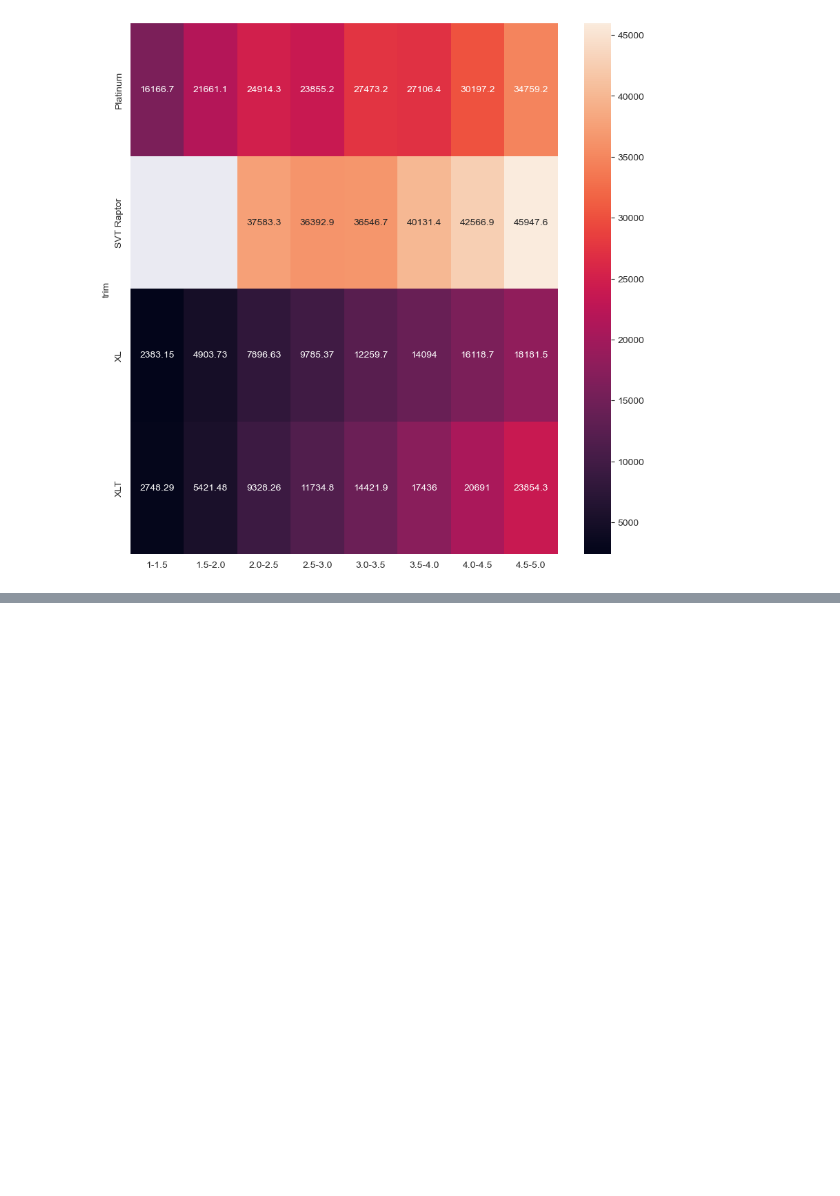
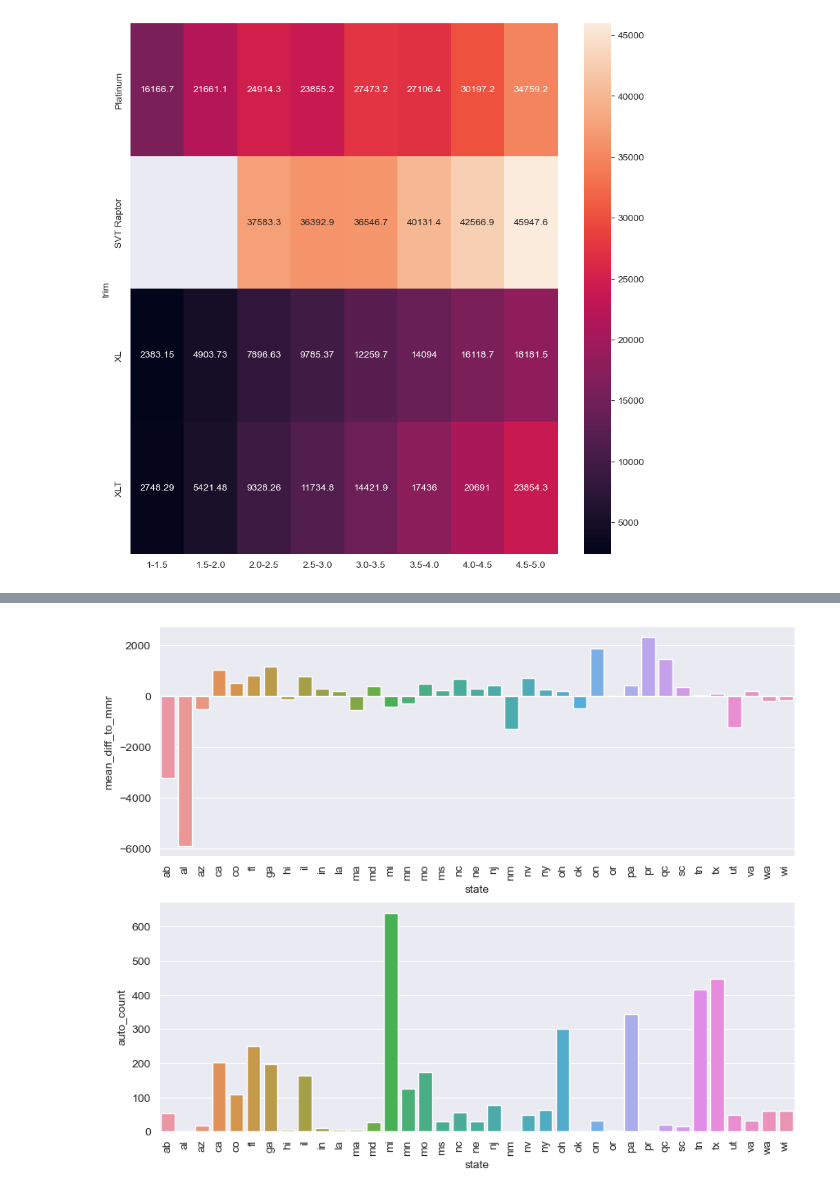
Before and after one commit to MeetPatel89/car_sales_analysis, a Jupyter notebook: notebook.ipynb, the cells around one changed output, grey strips where cells are left out. Drawn from its saved outputs; the diff is of its cells as text; code cells hidden in the pictures; blank space fills up the shorter version.

Commit message:
build a subplot with a bar chart of state by diff_to_mmr and state by count to find which states sell XLT models below mmr and have ample quantity

```diff
--- a/notebook.ipynb
+++ b/notebook.ipynb
@@ -397,0 +402,26 @@ sns.heatmap(
+# %%
+f150s_XLT = pd.read_sql(read_contents(rf"{ROOT_DIR}/sql/state_diff_to_mmr.sql"), sqlConn.get_sql_engine())
+
+fig, ax = plt.subplots(2, figsize=(10, 8))
+
+sns.barplot(
+    x="state",
+    y="mean_diff_to_mmr",
+    data=f150s_XLT,
+    ax=ax[0]
+)
+
+ax[0].tick_params(axis="x", labelrotation=90)
+
+sns.barplot(
+    x="state",
+    y="auto_count",
+    data=f150s_XLT,
+    ax=ax[1]
+)
+
+ax[1].tick_params(axis="x", labelrotation=90)
+
+plt.show()
+# %% [output]
+[figure, added]
```
Also changed, not shown: parts of 1 cell of this notebook, 1 other file.
